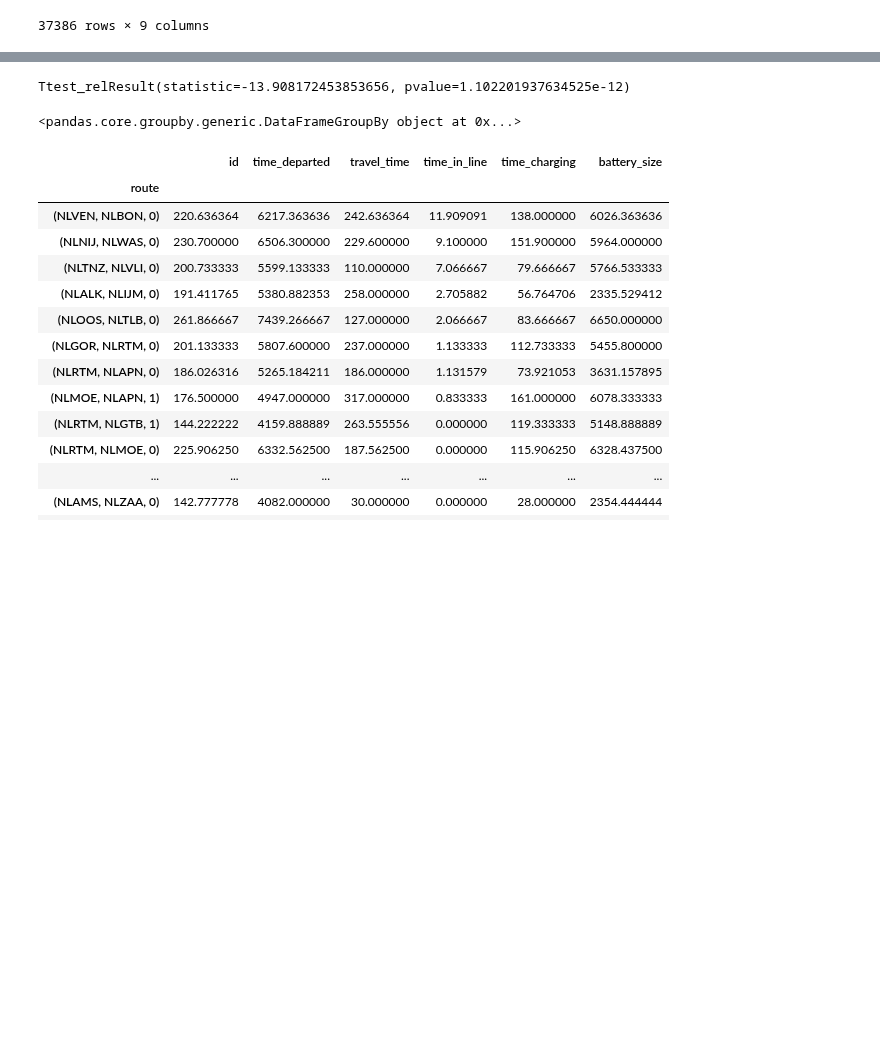
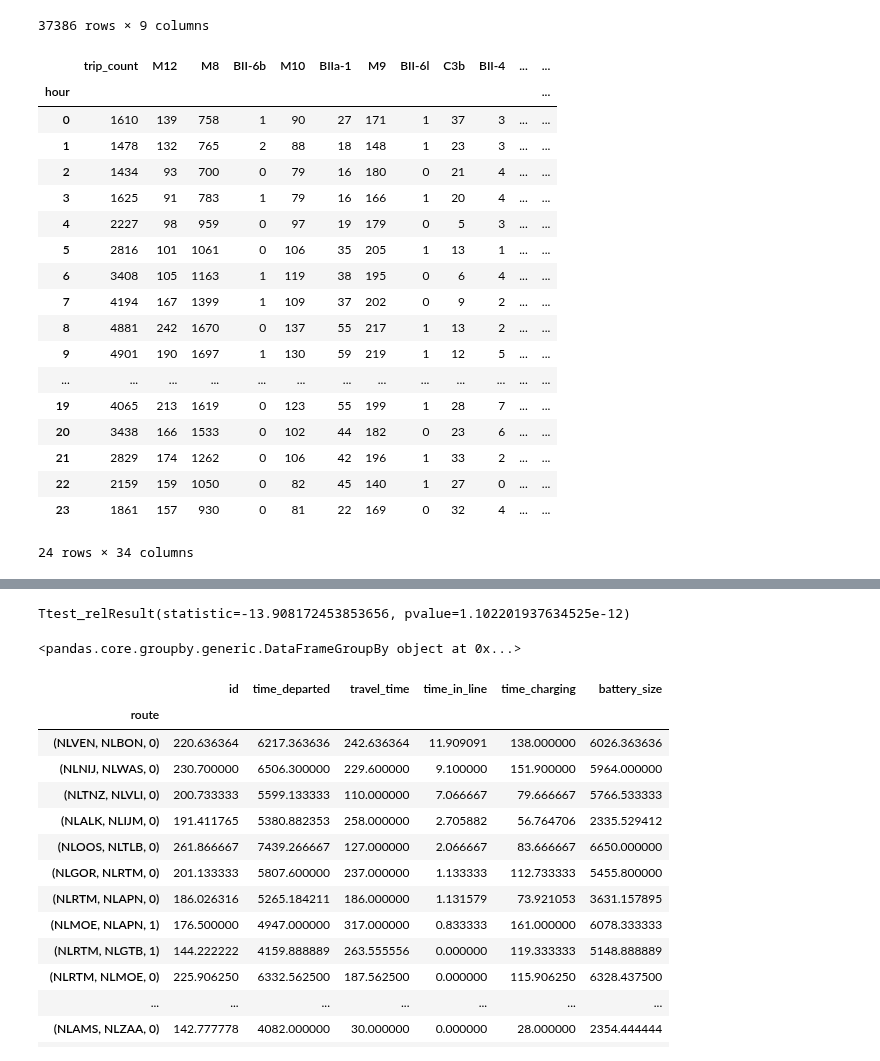
Before and after one commit to fabiandriessen/Thesis, a Jupyter notebook: 8_combining_frlm_and_ABM.ipynb, the cells around one changed output, grey strips where cells are left out. Cells and saved outputs as stored; diff of their text form; code cells hidden in the pictures; blank space fills up the shorter version.

```diff
--- a/8_combining_frlm_and_ABM.ipynb
+++ b/8_combining_frlm_and_ABM.ipynb
@@ -100,4 +102,26 @@ df_ivs.loc[df_ivs.origin.isin(routes_supported[0])]
 # %%
 df_ivs_group = df_ivs.groupby("hour").sum()
+# %%
+df_ivs_group
+# %% [output]
+|  | trip_count | M12 | M8 | BII-6b | M10 | BIIa-1 | M9 | BII-6l | C3b | BII-4 | ... | ... |
+| hour |  |  |  |  |  |  |  |  |  |  |  | ... |
+| 0 | 1610 | 139 | 758 | 1 | 90 | 27 | 171 | 1 | 37 | 3 | ... | ... |
+| 1 | 1478 | 132 | 765 | 2 | 88 | 18 | 148 | 1 | 23 | 3 | ... | ... |
+| 2 | 1434 | 93 | 700 | 0 | 79 | 16 | 180 | 0 | 21 | 4 | ... | ... |
+| 3 | 1625 | 91 | 783 | 1 | 79 | 16 | 166 | 1 | 20 | 4 | ... | ... |
+| 4 | 2227 | 98 | 959 | 0 | 97 | 19 | 179 | 0 | 5 | 3 | ... | ... |
+| 5 | 2816 | 101 | 1061 | 0 | 106 | 35 | 205 | 1 | 13 | 1 | ... | ... |
+| 6 | 3408 | 105 | 1163 | 1 | 119 | 38 | 195 | 0 | 6 | 4 | ... | ... |
+| 7 | 4194 | 167 | 1399 | 1 | 109 | 37 | 202 | 0 | 9 | 2 | ... | ... |
+| 8 | 4881 | 242 | 1670 | 0 | 137 | 55 | 217 | 1 | 13 | 2 | ... | ... |
+| 9 | 4901 | 190 | 1697 | 1 | 130 | 59 | 219 | 1 | 12 | 5 | ... | ... |
+| ... | ... | ... | ... | ... | ... | ... | ... | ... | ... | ... | ... | ... |
+| 19 | 4065 | 213 | 1619 | 0 | 123 | 55 | 199 | 1 | 28 | 7 | ... | ... |
+| 20 | 3438 | 166 | 1533 | 0 | 102 | 44 | 182 | 0 | 23 | 6 | ... | ... |
+| 21 | 2829 | 174 | 1262 | 0 | 106 | 42 | 196 | 1 | 33 | 2 | ... | ... |
+| 22 | 2159 | 159 | 1050 | 0 | 82 | 45 | 140 | 1 | 27 | 0 | ... | ... |
+| 23 | 1861 | 157 | 930 | 0 | 81 | 22 | 169 | 0 | 32 | 4 | ... | ... |
+24 rows × 34 columns
 # %%
 df_ivs = pickle.load(open("data/revised_cleaning_results/ivs_exploded_100.p", "rb"))
```
Also changed, not shown: parts of 8 cells of this notebook, 19 other files.
